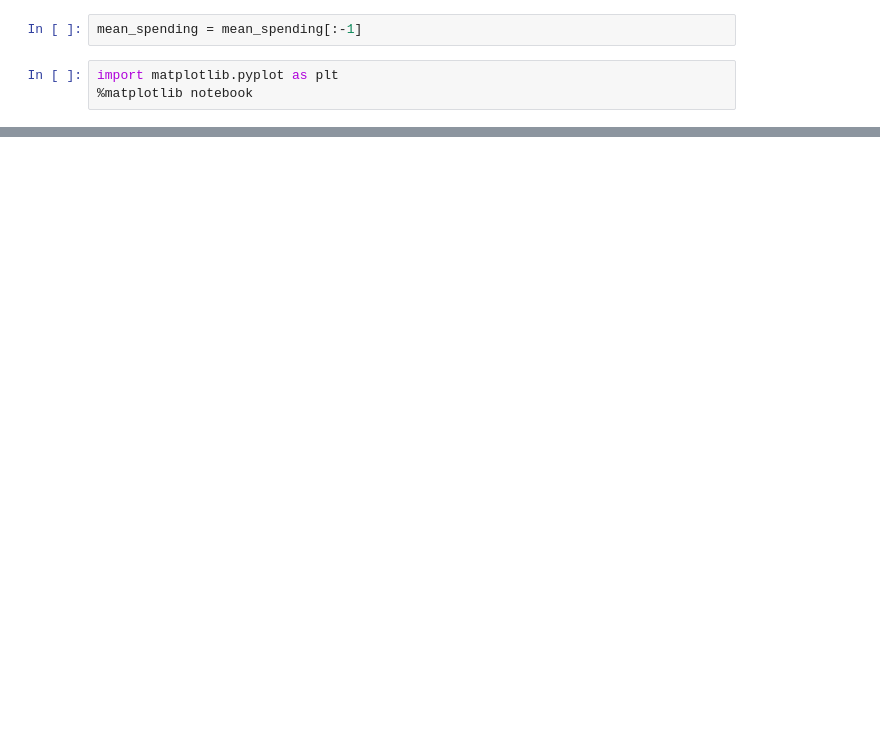
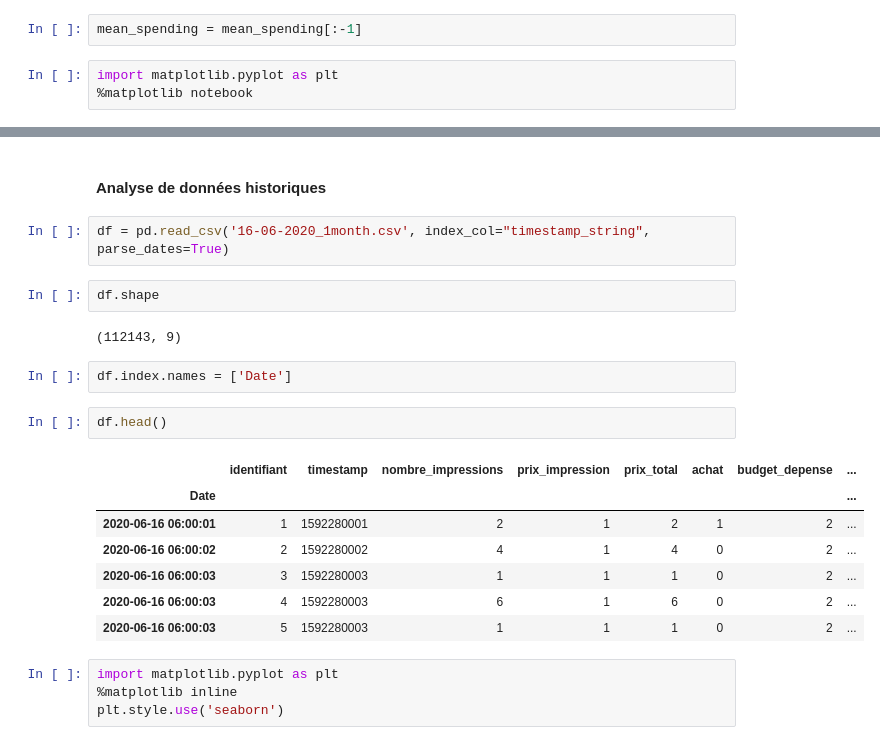
Before and after one commit to ThomasM-mecen/Displayce_internship, a Jupyter notebook: Pacing/Pacing_simulation_v4.ipynb, the cells around one changed output, grey strips where cells are left out. Saved outputs shown, nothing was run; the diff lists cells and outputs as text; blank space fills up the shorter version.

Commit message:
Analyse des proportions

```diff
--- a/Pacing/Pacing_simulation_v4.ipynb
+++ b/Pacing/Pacing_simulation_v4.ipynb
@@ -379,0 +394,24 @@ plt.show()
+# %% [markdown]
+#### Analyse de données historiques
+# %%
+df = pd.read_csv('16-06-2020_1month.csv', index_col="timestamp_string", parse_dates=True)
+# %%
+df.shape
+# %% [output]
+(112143, 9)
+# %%
+df.index.names = ['Date']
+# %%
+df.head()
+# %% [output]
+|  | identifiant | timestamp | nombre_impressions | prix_impression | prix_total | achat | budget_depense | ... |
+| Date |  |  |  |  |  |  |  | ... |
+| 2020-06-16 06:00:01 | 1 | 1592280001 | 2 | 1 | 2 | 1 | 2 | ... |
+| 2020-06-16 06:00:02 | 2 | 1592280002 | 4 | 1 | 4 | 0 | 2 | ... |
+| 2020-06-16 06:00:03 | 3 | 1592280003 | 1 | 1 | 1 | 0 | 2 | ... |
+| 2020-06-16 06:00:03 | 4 | 1592280003 | 6 | 1 | 6 | 0 | 2 | ... |
+| 2020-06-16 06:00:03 | 5 | 1592280003 | 1 | 1 | 1 | 0 | 2 | ... |
+# %%
+import matplotlib.pyplot as plt
+%matplotlib inline
+plt.style.use('seaborn')
```
Also changed, not shown: parts of 10 cells of this notebook, 2 other files.
